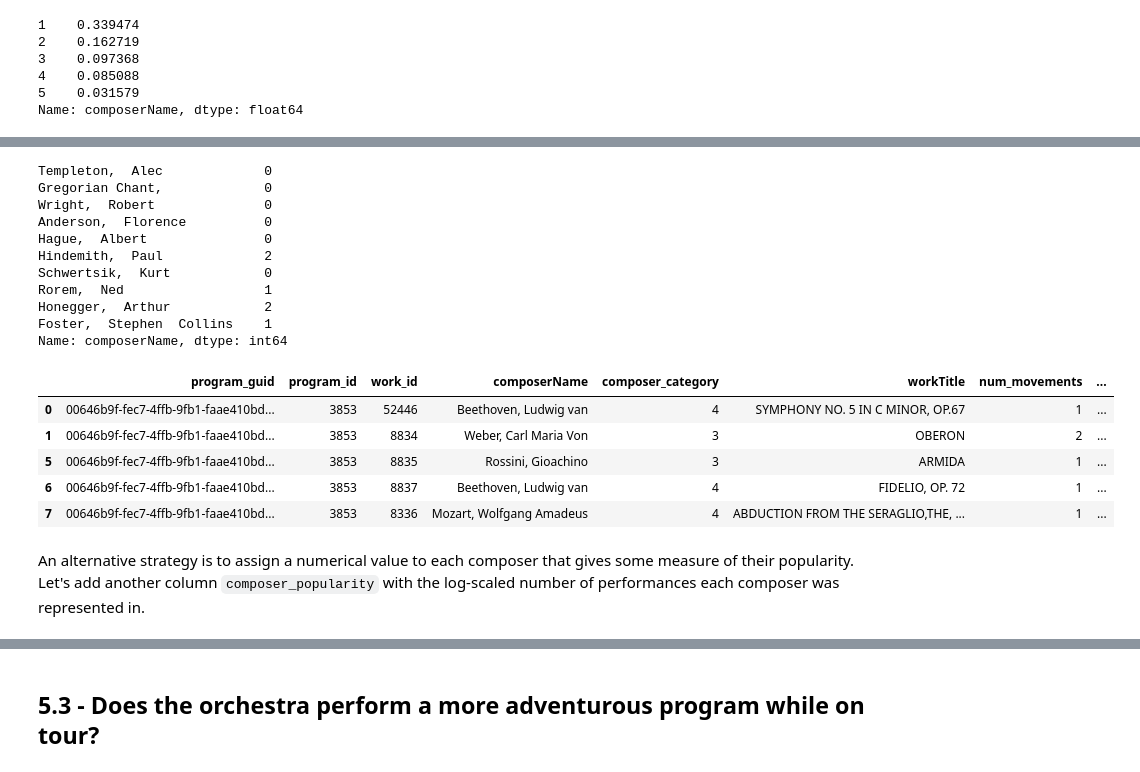
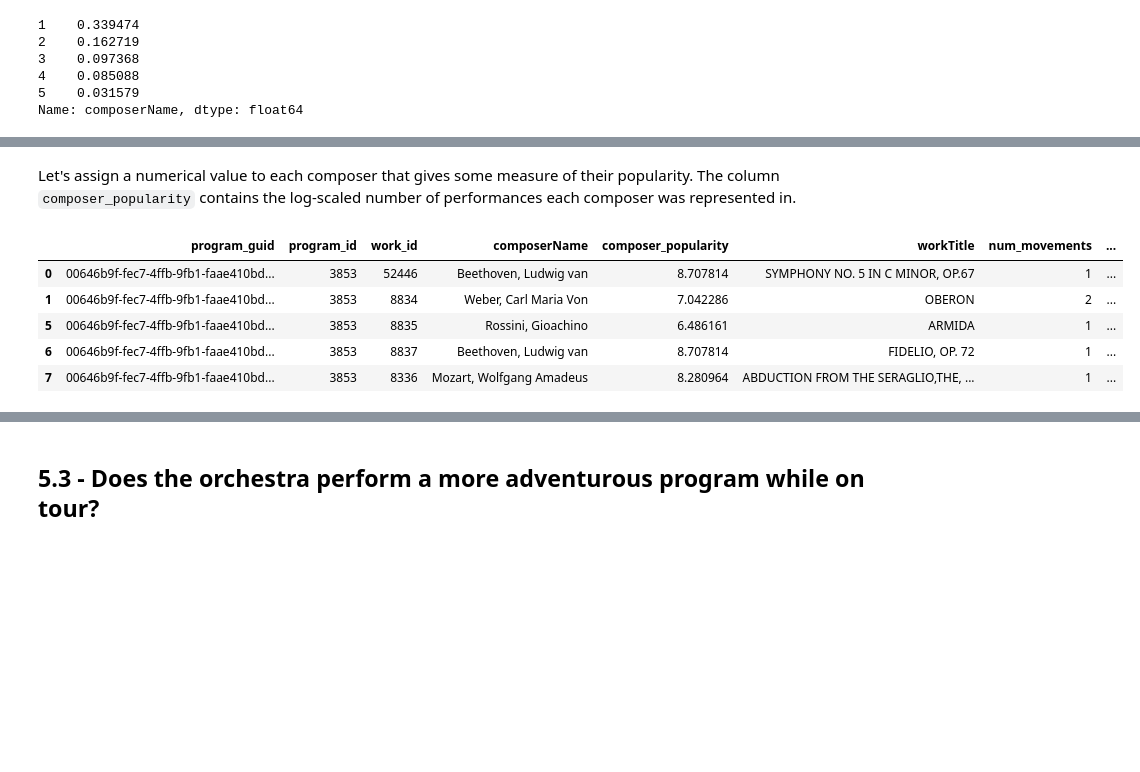
Before and after one commit to physinet/NY-Phil-EDA, a Jupyter notebook: EDA.ipynb, the cells around one changed output, grey strips where cells are left out. Cells and saved outputs as stored; diff of their text form; code cells hidden in the pictures; blank space fills up the shorter version.

```diff
--- a/EDA.ipynb
+++ b/EDA.ipynb
@@ -454,26 +446,12 @@ We now have a list of labels from 0 for the least-performed composers through 4
-# %%
-labels.sample(10, random_state=4)
-# %% [output]
-Templeton,  Alec             0
-Gregorian Chant,             0
-Wright,  Robert              0
-Anderson,  Florence          0
-Hague,  Albert               0
-Hindemith,  Paul             2
-Schwertsik,  Kurt            0
-Rorem,  Ned                  1
-Honegger,  Arthur            2
-Foster,  Stephen  Collins    1
-Name: composerName, dtype: int64
+# %% [markdown]
+Let's assign a numerical value to each composer that gives some measure of their popularity. The column `composer_popularity` contains the log-scaled number of performances each composer was represented in.
 # %%
-df.insert(4, 'composer_category', labels[df['composerName']].values)
+df.insert(4, 'composer_popularity', np.log(composer_counts[df['composerName']]).values)
 df.head()
 # %% [output]
-|  | program_guid | program_id | work_id | composerName | composer_category | workTitle | num_movements | ... |
-| 0 | 00646b9f-fec7-4ffb-9fb1-faae410bd... | 3853 | 52446 | Beethoven, Ludwig van | 4 | SYMPHONY NO. 5 IN C MINOR, OP.67 | 1 | ... |
-| 1 | 00646b9f-fec7-4ffb-9fb1-faae410bd... | 3853 | 8834 | Weber, Carl Maria Von | 3 | OBERON | 2 | ... |
-| 5 | 00646b9f-fec7-4ffb-9fb1-faae410bd... | 3853 | 8835 | Rossini, Gioachino | 3 | ARMIDA | 1 | ... |
-| 6 | 00646b9f-fec7-4ffb-9fb1-faae410bd... | 3853 | 8837 | Beethoven, Ludwig van | 4 | FIDELIO, OP. 72 | 1 | ... |
-| 7 | 00646b9f-fec7-4ffb-9fb1-faae410bd... | 3853 | 8336 | Mozart, Wolfgang Amadeus | 4 | ABDUCTION FROM THE SERAGLIO,THE, ... | 1 | ... |
+|  | program_guid | program_id | work_id | composerName | composer_popularity | workTitle | num_movements | ... |
+| 0 | 00646b9f-fec7-4ffb-9fb1-faae410bd... | 3853 | 52446 | Beethoven, Ludwig van | 8.707814 | SYMPHONY NO. 5 IN C MINOR, OP.67 | 1 | ... |
+| 1 | 00646b9f-fec7-4ffb-9fb1-faae410bd... | 3853 | 8834 | Weber, Carl Maria Von | 7.042286 | OBERON | 2 | ... |
+| 5 | 00646b9f-fec7-4ffb-9fb1-faae410bd... | 3853 | 8835 | Rossini, Gioachino | 6.486161 | ARMIDA | 1 | ... |
+| 6 | 00646b9f-fec7-4ffb-9fb1-faae410bd... | 3853 | 8837 | Beethoven, Ludwig van | 8.707814 | FIDELIO, OP. 72 | 1 | ... |
+| 7 | 00646b9f-fec7-4ffb-9fb1-faae410bd... | 3853 | 8336 | Mozart, Wolfgang Amadeus | 8.280964 | ABDUCTION FROM THE SERAGLIO,THE, ... | 1 | ... |
-# %% [markdown]
-An alternative strategy is to assign a numerical value to each composer that gives some measure of their popularity. Let's add another column `composer_popularity` with the log-scaled number of performances each composer was represented in.
```
Also changed, not shown: parts of 15 cells of this notebook.
